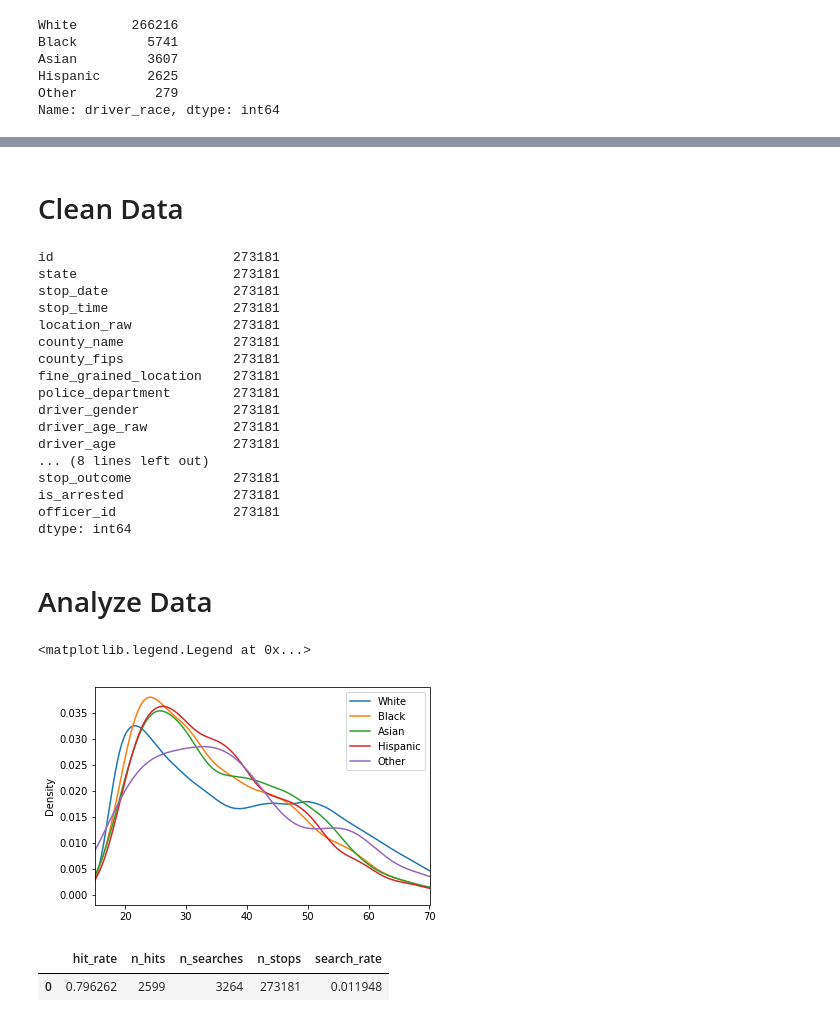
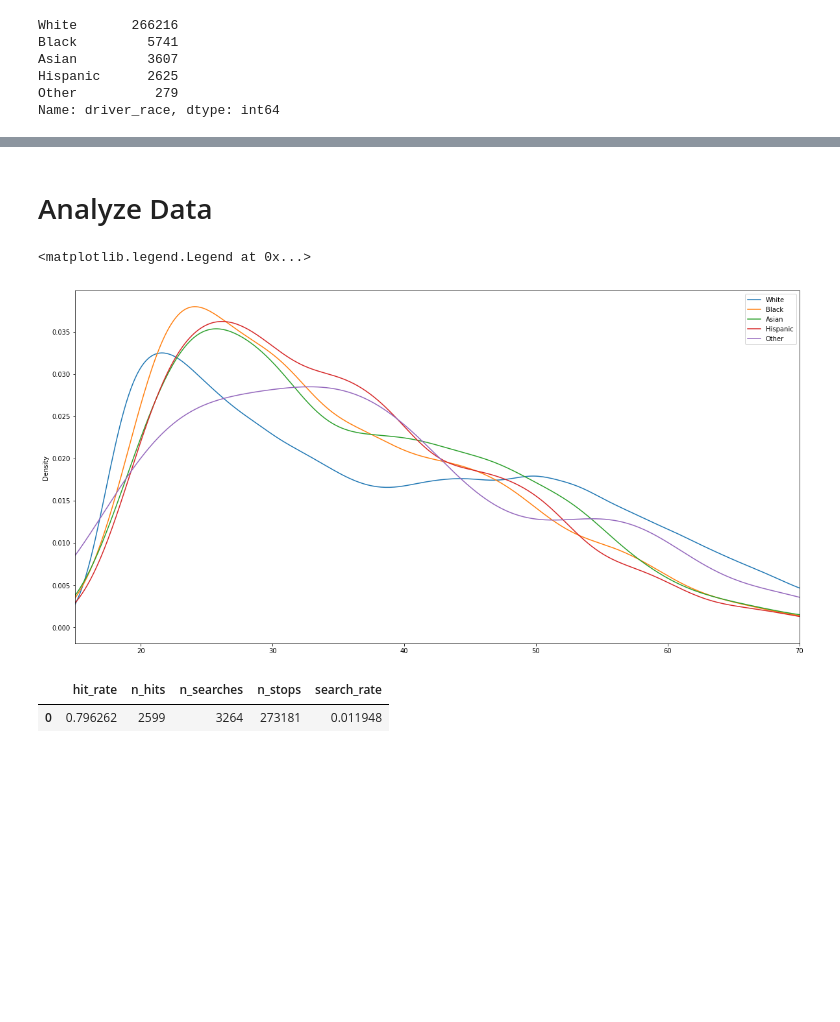
Before and after one commit to triestpa/Police-Analysis-Python, a Jupyter notebook: analysis_for_blog.ipynb, the cells around one changed output, grey strips where cells are left out. Cells and saved outputs as stored; diff of their text form; code cells hidden in the pictures; blank space fills up the shorter version.

Commit message:
Add extra charts and value counts to code

```diff
--- a/analysis_for_blog.ipynb
+++ b/analysis_for_blog.ipynb
@@ -26,3 +21,6 @@ df_vt.head()
 | 3 | VT-2010-00004 | VT | 2010-07-01 | 00:11 | Whiting | Addison County | 50001.0 | N MAIN ST | ... |
 | 4 | VT-2010-00005 | VT | 2010-07-01 | 00:35 | Hardwick | Caledonia County | 50005.0 | i91 nb mm 62 | ... |
 5 rows × 23 columns
+# %%
+df_vt['year'] = df_vt['stop_date'].apply(lambda date: int(date[:4]))
+df_vt['year'].value_counts()
@@ -104,45 +152,12 @@ dtype: int64
-# %% [markdown]
-# Clean Data
-# %%
-# Drop rows with missing values for important fields
-df_vt['search_conducted'].dropna(inplace=True)
-df_vt['contraband_found'].dropna(inplace=True)
-df_vt['county_name'].dropna(inplace=True)
-df_vt['driver_age'].dropna(inplace=True)
-df_vt['driver_race'].dropna(inplace=True)
-df_vt['driver_gender'].dropna(inplace=True)
-
-df_vt['search_type'].fillna('N/A', inplace=True)
-df_vt.dropna(inplace=True)
-# %%
-df_vt.count()
-# %% [output]
-id                       273181
-state                    273181
-stop_date                273181
-stop_time                273181
-location_raw             273181
-county_name              273181
-county_fips              273181
-fine_grained_location    273181
-police_department        273181
-driver_gender            273181
-driver_age_raw           273181
-driver_age               273181
-... (8 lines left out)
-stop_outcome             273181
-is_arrested              273181
-officer_id               273181
-dtype: int64
 # %% [markdown]
 # Analyze Data
 # %%
-fig, ax = plt.subplots()
+fig, ax = plt.subplots(figsize=(20,10))
 ax.set_xlim(15, 70)
 for race in df_vt['driver_race'].unique():
     s = df_vt[df_vt['driver_race'] == race]['driver_age']
     s.plot.kde(ax=ax, label=race)
 ax.legend()
 # %% [output]
 <matplotlib.legend.Legend at 0x...>
-[figure, old version]
+[figure, new version]
```
Also changed, not shown: parts of 16 cells of this notebook.
